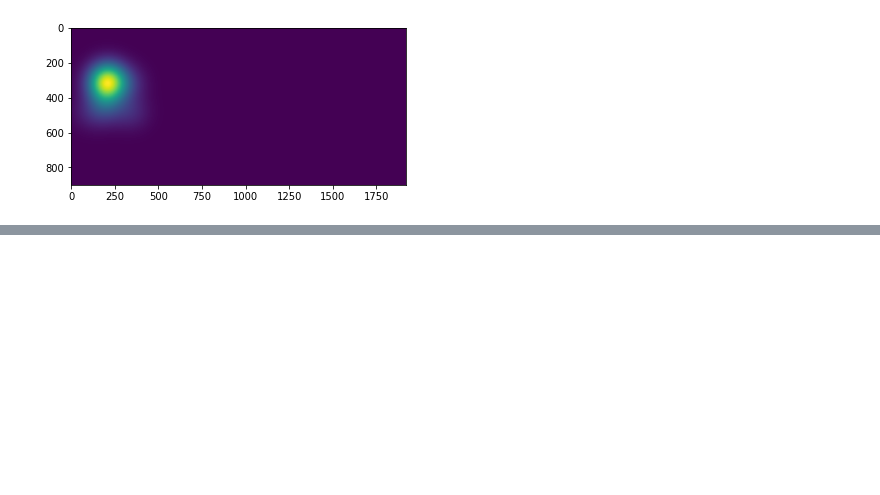
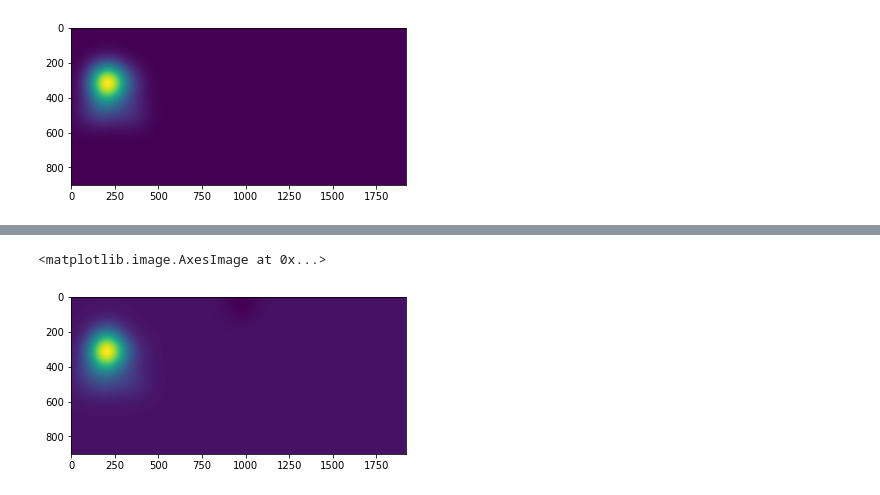
Before and after one commit to lucasRemera/Scrap, a Jupyter notebook: winescrap.ipynb, the cells around one changed output, grey strips where cells are left out. Saved outputs shown, nothing was run; the diff lists cells and outputs as text; code cells hidden in the pictures; blank space fills up the shorter version.

```diff
--- a/winescrap.ipynb
+++ b/winescrap.ipynb
@@ -843,0 +882,5 @@ plt.imshow(trainCopy["XY_train"])
+# %%
+plt.imshow(trainCopy["XY_train"])
+# %% [output]
+<matplotlib.image.AxesImage at 0x...>
+[figure, added]
```
Also changed, not shown: parts of 6 cells of this notebook.
